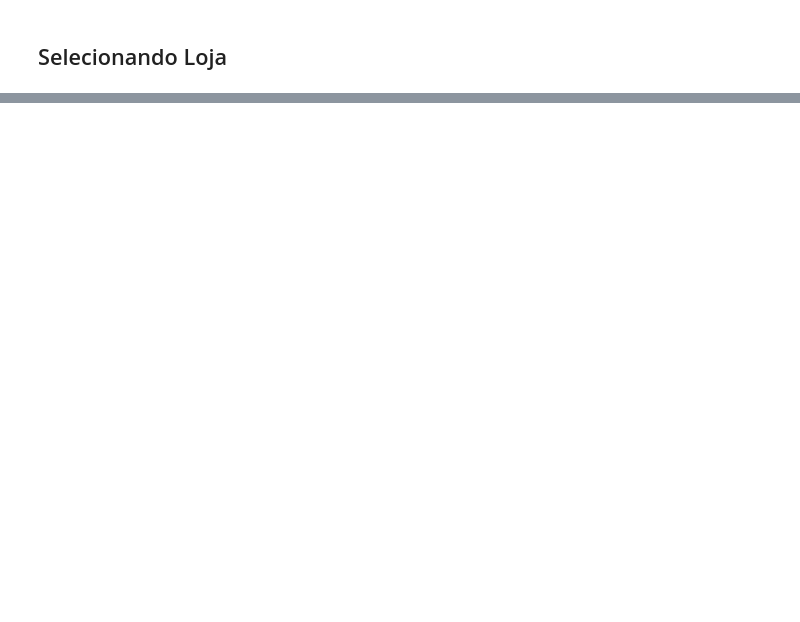
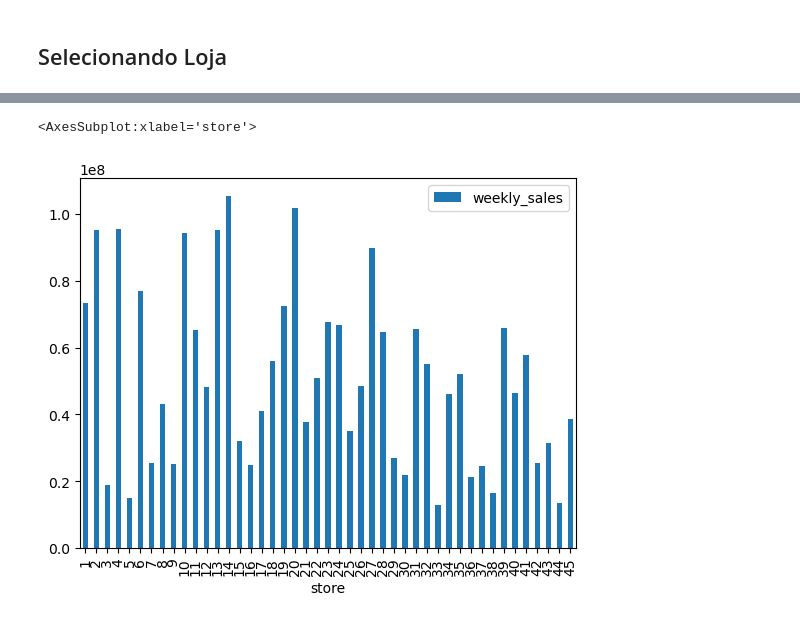
Before and after one commit to michellssgui22/PROJETOS_ESTUDO_DATASCIENCE, a Jupyter notebook: Mini projeto Walmart/walmart.ipynb, the cells around one changed output, grey strips where cells are left out. Saved outputs shown, nothing was run; the diff lists cells and outputs as text; code cells hidden in the pictures; blank space fills up the shorter version.

```diff
--- a/Mini projeto Walmart/walmart.ipynb
+++ b/Mini projeto Walmart/walmart.ipynb
@@ -400,0 +490,5 @@ loja_seleta.merge(df_lojas_seletas_2012, how='right')
+# %%
+df_2010.plot.bar('store', 'weekly_sales')
+# %% [output]
+<AxesSubplot:xlabel='store'>
+[figure, added]
```
Also changed, not shown: parts of 18 cells of this notebook.
